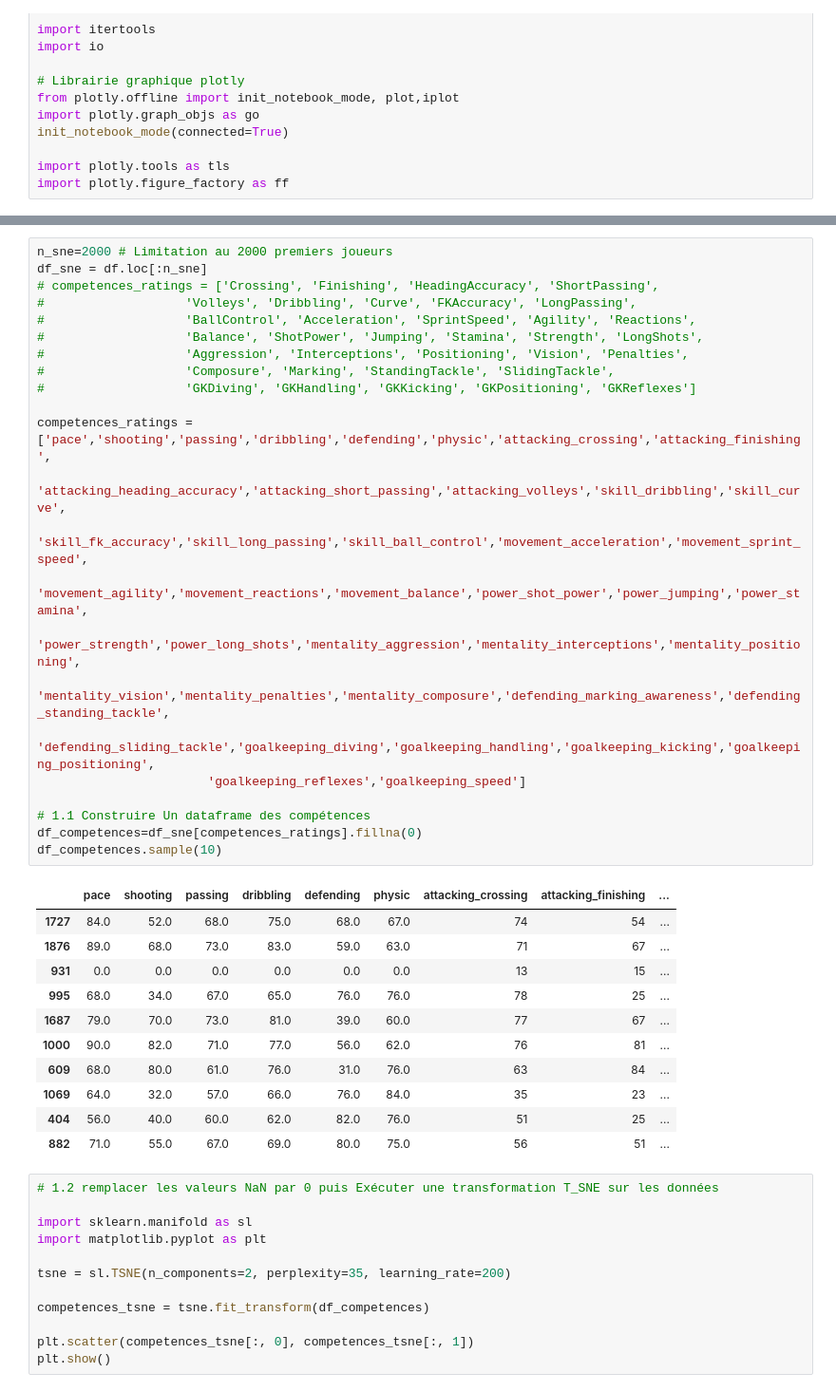
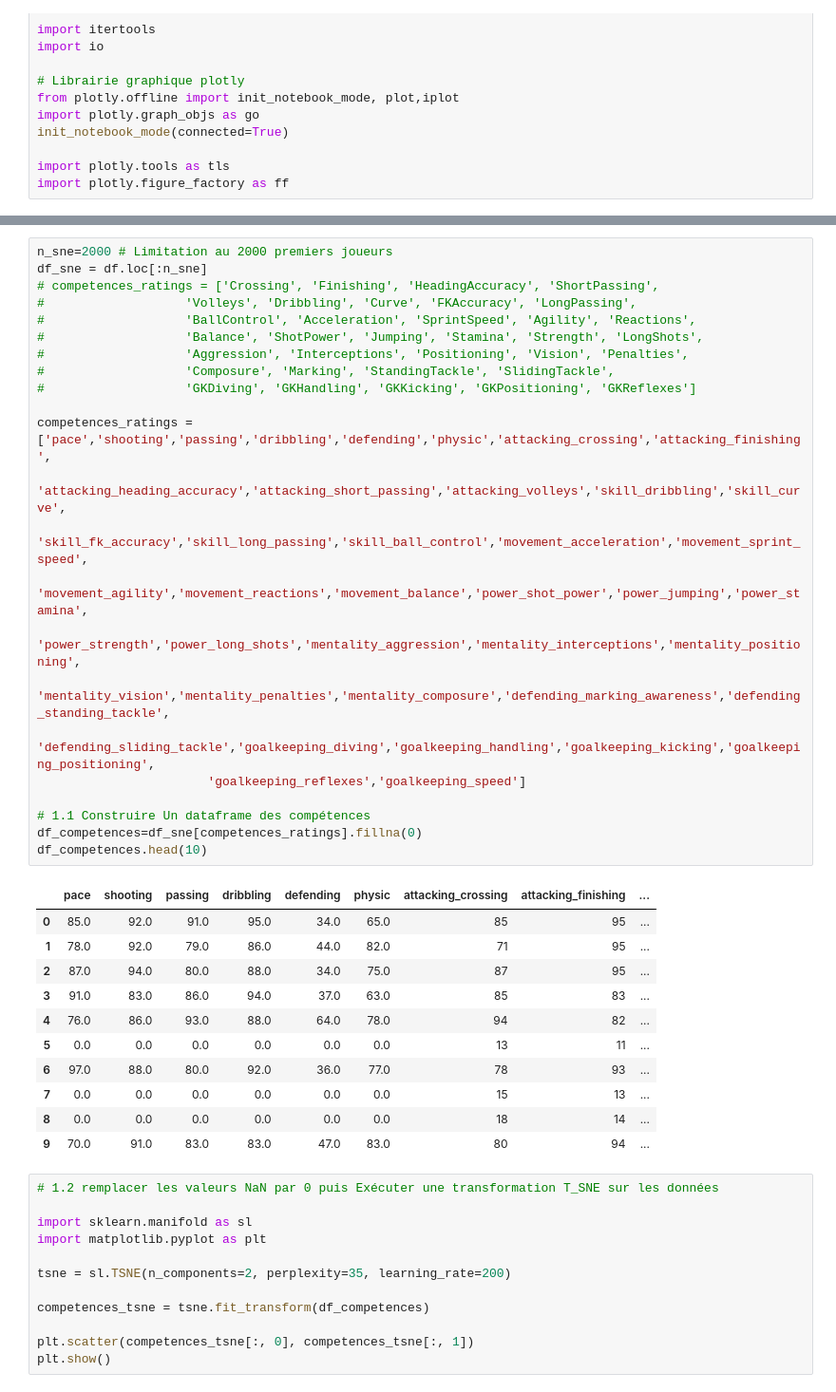
Before and after one commit to gabgabb/IA, a Jupyter notebook: bigData/TP2/FILIOT_Gabriel_TP2.ipynb, the cells around one changed output, grey strips where cells are left out. Shown at 95% size. Drawn from its saved outputs; the diff is of its cells as text.

```diff
--- a/bigData/TP2/FILIOT_Gabriel_TP2.ipynb
+++ b/bigData/TP2/FILIOT_Gabriel_TP2.ipynb
@@ -29,38 +36,38 @@ Columns (25,108) have mixed types. Specify dtype option on import or set low_mem
 # %%
 n_sne=2000 # Limitation au 2000 premiers joueurs
 df_sne = df.loc[:n_sne]
 # competences_ratings = ['Crossing', 'Finishing', 'HeadingAccuracy', 'ShortPassing',
 #                   'Volleys', 'Dribbling', 'Curve', 'FKAccuracy', 'LongPassing',
 #                   'BallControl', 'Acceleration', 'SprintSpeed', 'Agility', 'Reactions',
 #                   'Balance', 'ShotPower', 'Jumping', 'Stamina', 'Strength', 'LongShots',
 #                   'Aggression', 'Interceptions', 'Positioning', 'Vision', 'Penalties',
 #                   'Composure', 'Marking', 'StandingTackle', 'SlidingTackle',
 #                   'GKDiving', 'GKHandling', 'GKKicking', 'GKPositioning', 'GKReflexes']
 
 competences_ratings = ['pace','shooting','passing','dribbling','defending','physic','attacking_crossing','attacking_finishing',
                        'attacking_heading_accuracy','attacking_short_passing','attacking_volleys','skill_dribbling','skill_curve',
                        'skill_fk_accuracy','skill_long_passing','skill_ball_control','movement_acceleration','movement_sprint_speed',
                        'movement_agility','movement_reactions','movement_balance','power_shot_power','power_jumping','power_stamina',
                        'power_strength','power_long_shots','mentality_aggression','mentality_interceptions','mentality_positioning',
                        'mentality_vision','mentality_penalties','mentality_composure','defending_marking_awareness','defending_standing_tackle',
                        'defending_sliding_tackle','goalkeeping_diving','goalkeeping_handling','goalkeeping_kicking','goalkeeping_positioning',
                        'goalkeeping_reflexes','goalkeeping_speed']
 
 # 1.1 Construire Un dataframe des compétences
 df_competences=df_sne[competences_ratings].fillna(0)
-df_competences.sample(10)
+df_competences.head(10)
 # %% [output]
 |  | pace | shooting | passing | dribbling | defending | physic | attacking_crossing | attacking_finishing | ... |
-| 1727 | 84.0 | 52.0 | 68.0 | 75.0 | 68.0 | 67.0 | 74 | 54 | ... |
-| 1876 | 89.0 | 68.0 | 73.0 | 83.0 | 59.0 | 63.0 | 71 | 67 | ... |
-| 931 | 0.0 | 0.0 | 0.0 | 0.0 | 0.0 | 0.0 | 13 | 15 | ... |
-| 995 | 68.0 | 34.0 | 67.0 | 65.0 | 76.0 | 76.0 | 78 | 25 | ... |
-| 1687 | 79.0 | 70.0 | 73.0 | 81.0 | 39.0 | 60.0 | 77 | 67 | ... |
-| 1000 | 90.0 | 82.0 | 71.0 | 77.0 | 56.0 | 62.0 | 76 | 81 | ... |
-| 609 | 68.0 | 80.0 | 61.0 | 76.0 | 31.0 | 76.0 | 63 | 84 | ... |
-| 1069 | 64.0 | 32.0 | 57.0 | 66.0 | 76.0 | 84.0 | 35 | 23 | ... |
-| 404 | 56.0 | 40.0 | 60.0 | 62.0 | 82.0 | 76.0 | 51 | 25 | ... |
-| 882 | 71.0 | 55.0 | 67.0 | 69.0 | 80.0 | 75.0 | 56 | 51 | ... |
+| 0 | 85.0 | 92.0 | 91.0 | 95.0 | 34.0 | 65.0 | 85 | 95 | ... |
+| 1 | 78.0 | 92.0 | 79.0 | 86.0 | 44.0 | 82.0 | 71 | 95 | ... |
+| 2 | 87.0 | 94.0 | 80.0 | 88.0 | 34.0 | 75.0 | 87 | 95 | ... |
+| 3 | 91.0 | 83.0 | 86.0 | 94.0 | 37.0 | 63.0 | 85 | 83 | ... |
+| 4 | 76.0 | 86.0 | 93.0 | 88.0 | 64.0 | 78.0 | 94 | 82 | ... |
+| 5 | 0.0 | 0.0 | 0.0 | 0.0 | 0.0 | 0.0 | 13 | 11 | ... |
+| 6 | 97.0 | 88.0 | 80.0 | 92.0 | 36.0 | 77.0 | 78 | 93 | ... |
+| 7 | 0.0 | 0.0 | 0.0 | 0.0 | 0.0 | 0.0 | 15 | 13 | ... |
+| 8 | 0.0 | 0.0 | 0.0 | 0.0 | 0.0 | 0.0 | 18 | 14 | ... |
+| 9 | 70.0 | 91.0 | 83.0 | 83.0 | 47.0 | 83.0 | 80 | 94 | ... |
 # %%
 # 1.2 remplacer les valeurs NaN par 0 puis Exécuter une transformation T_SNE sur les données
 
```
Also changed, not shown: parts of 7 cells of this notebook, 4 other files.
